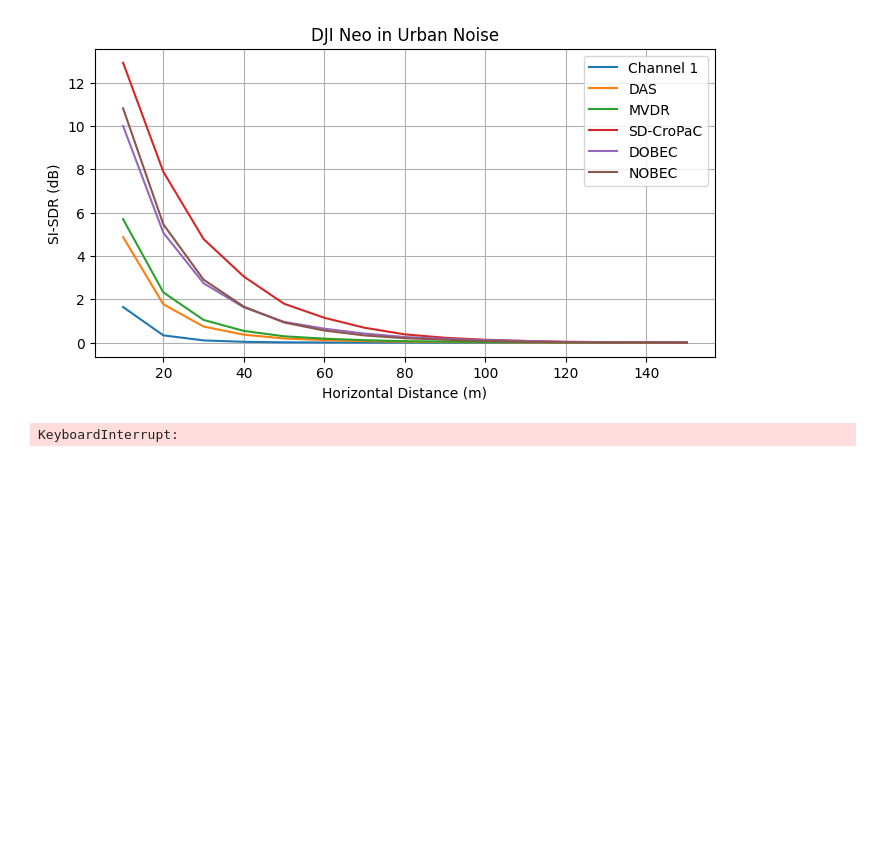
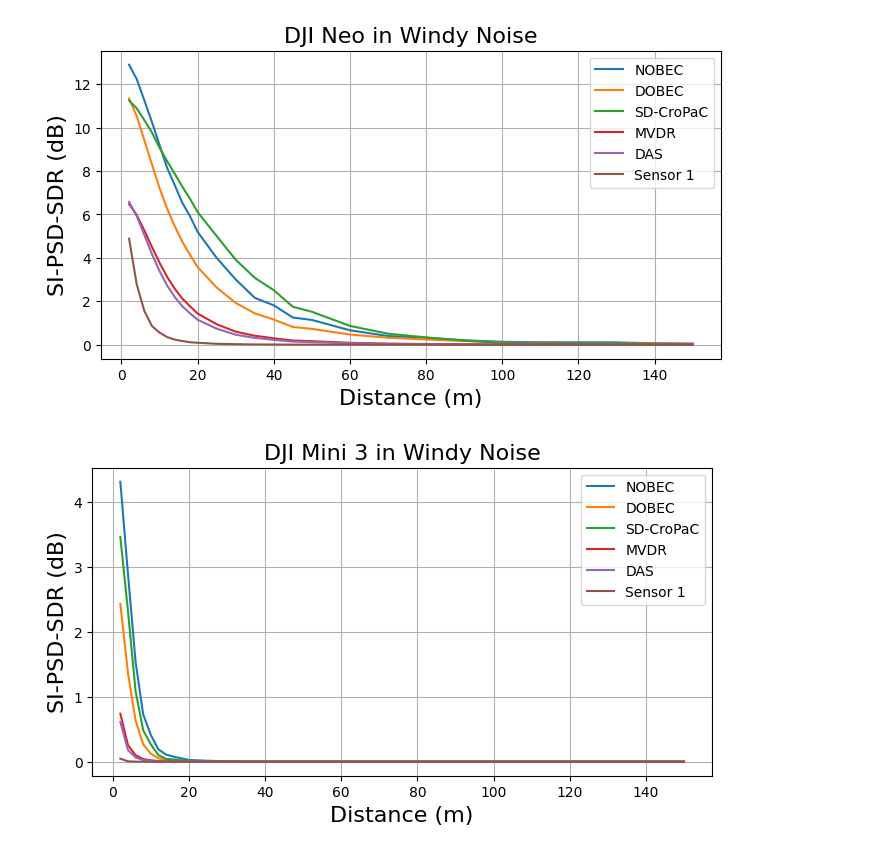
Before and after one commit to UnilK/dippa, a Jupyter notebook: experiments/snr_experiment.ipynb, the cells around one changed output. Drawn from its saved outputs; the diff is of its cells as text; code cells hidden in the pictures; blank space fills up the shorter version.

Commit message:
snr plots

```diff
--- a/experiments/snr_experiment.ipynb
+++ b/experiments/snr_experiment.ipynb
@@ -28,14 +28,14 @@ k = 2 * np.pi * f / c
 sensor_array = array_circle8()
 
 noise_audios = [
+    normalize_channels(prepare_audio("../samples/meas2_ambience.wav", duration, sr, False)),
     normalize_channels(prepare_audio("../samples/meas1_ambience.wav", duration, sr, False)),
     pink_diffuse_noise(duration * sr, sensor_array.positions, sr)]
-noise_spl = [60, 60]
-noise_name = ["Urban Noise", "Pink Noise"]
+noise_spl = [64, 60, 60]
+noise_name = ["Windy Noise", "Urban Noise", "1/f Noise"]
 
-
-target_positions = [np.array([i, 0, 0]) for i in range(10, 151, 10)]
-target_distances = np.array([i[0] for i in target_positions])
+target_distances = np.concat([range(2, 20, 2), range(20, 50, 5), range(50, 151, 10)])
+target_positions = [np.array([i, 0, 0]) for i in target_distances]
 
 drone_audios = ["../samples/neo_flight.wav", "../samples/mini3_steady.wav", "../samples/mavic4_steady.wav"]
 drone_spl = [65, 58, 68]
@@ -49,12 +49,12 @@ dobec_estimator = DOBEC_PSDE(0)
 nobec_estimator = NOBEC_PSDE(db2lin(10), 0)
 
 estimators = [
-    ["Channel 1", ch0_estimator],
+    ["NOBEC", nobec_estimator],
+    ["DOBEC", dobec_estimator],
+    ["SD-CroPaC", cropac_estimator],
+    ["MVDR", mvdr_estimator],
     ["DAS", das_estimator],
-    ["MVDR", mvdr_estimator],
-    ["SD-CroPaC", cropac_estimator],
-    ["DOBEC", dobec_estimator],
-    ["NOBEC", nobec_estimator]
+    ["Sensor 1", ch0_estimator],
 ]
 
 NN = len(noise_audios)
@@ -107,36 +107,36 @@ for ni in range(NN):
                 estimate = []
                 for S in Sn:
                     params.covariance_matrices = S
                     estimators[ei][1].update_parameters(params)
                     estimate.append(estimators[ei][1].estimate_psd(S))
                 noise_psds.append(np.array(estimate))
 
             sisdr_estimates = []
             for ei in range(NE):
                 estimate = []
                 for S in Sx:
                     params.covariance_matrices = S
                     estimators[ei][1].update_parameters(params)
                     estimate.append(estimators[ei][1].estimate_psd(S))
                 estimate = np.array(estimate)
                 sisdr_estimates.append(si_psd_sdr(noise_psds[ei][-SN//2:], target_psd[-SN//2:], estimate[-SN//2:]))
 
             results.append(sisdr_estimates)
 
         results = np.array(results).T
 
         fig = plt.figure(figsize=(fig_width, fig_width*0.5))
         ax = fig.add_subplot(111)
 
         for ei in range(NE):
             ax.plot(target_distances, results[ei], label=estimators[ei][0])
 
-        ax.set_title(f"{drone_name[di]} in {noise_name[ni]}")
-        ax.set_ylabel("SI-SDR (dB)")
-        ax.set_xlabel("Horizontal Distance (m)")
+        ax.set_title(f"{drone_name[di]} in {noise_name[ni]}", fontsize=16)
+        ax.set_ylabel("SI-PSD-SDR (dB)", fontsize=16)
+        ax.set_xlabel("Distance (m)", fontsize=16)
         ax.grid()
-        ax.legend()
+        ax.legend(loc='upper right')
         plt.show()
 # %% [output]
-[figure, old version]
+[figure, new version]
-KeyboardInterrupt:
+[figure, added]
```
Also changed, not shown: parts of 1 cell of this notebook, 5 other files.
